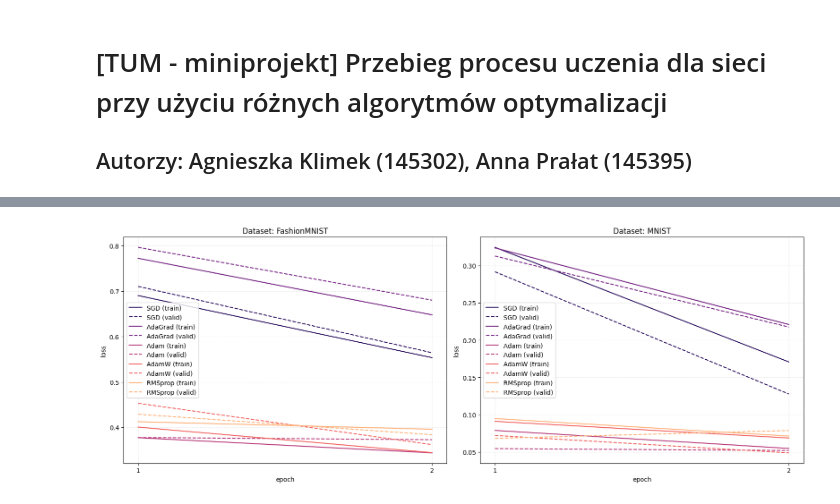
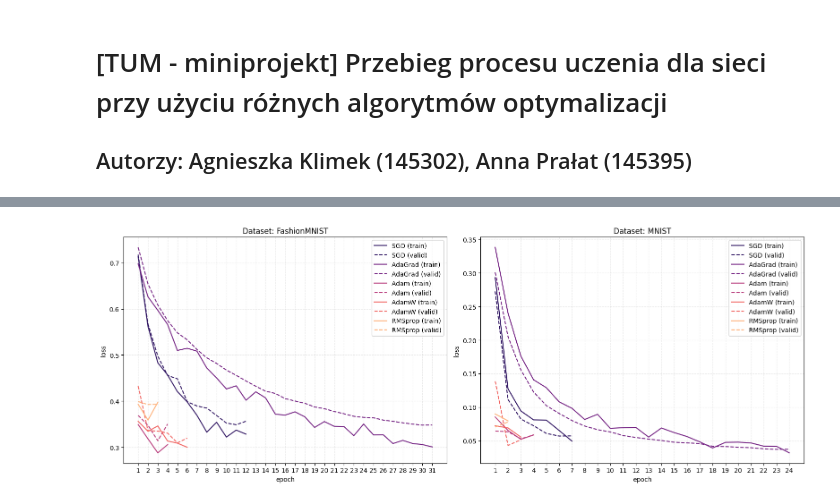
Before and after one commit to a-pralat/TUM-miniproject, a Jupyter notebook: main.ipynb, the cells around one changed output, grey strips where cells are left out. Saved outputs shown, nothing was run; the diff lists cells and outputs as text; code cells hidden in the pictures.

Commit message:
perf: :fire: update results

```diff
--- a/main.ipynb
+++ b/main.ipynb
@@ -40,7 +40,10 @@ datasets = {
     "MNIST": torchvision.datasets.MNIST,
 }
 # %%
-device = torch.device("mps" if torch.backends.mps.is_available() else "cpu")
+device = torch.device(
+    "mps" if torch.backends.mps.is_available() else ("cuda" if torch.cuda.is_available() else "cpu")
+)
+print(device)
 
 
 class CNNClassifier(nn.Module):
@@ -72,9 +77,9 @@ optimizers = {
 loss_fn = nn.CrossEntropyLoss()
 
 
-def train_epoch(model, train_loader, optimizer) -> float:
+def train_epoch(model, train_loader, optimizer, lr: float = 1e-3) -> float:
     model.train()
-    optimizer = optimizer(model.parameters(), lr=1e-3)
+    optimizer = optimizer(model.parameters(), lr=lr)
 
     running_loss = 0.0
     avg_loss = 0.0
@@ -110,7 +115,7 @@ def valid_epoch(model, valid_loader) -> float:
     avg_loss = running_loss / (i + 1)
     return avg_loss
 # %%
-NUMBER_OF_EPOCHS: int = 30
+NUMBER_OF_EPOCHS: int = 100
 # %%
 for dataset_name, dataset in datasets.items():
     print(f"DATASET: {dataset_name}")
@@ -179,32 +184,35 @@ EPOCH: 1 / 2
 # %%
 cols = len(datasets)
 fig, ax = plt.subplots(nrows=1, ncols=cols, figsize=(8 * cols, 6), tight_layout=True)
 colors = sns.color_palette("magma", len(optimizers))
 
 for dataset_idx, (dataset_name, dataset) in enumerate(datasets.items()):
+    max_epochs: int = 0
     for optimizer_idx, (optimizer_name, optimizer) in enumerate(optimizers.items()):
         results_df = pd.read_csv(f"{RESULT_PATH}/{dataset_name}_{optimizer_name}_results.csv")
         ax[dataset_idx].plot(
             results_df["epoch"] + 1,
             results_df["train_loss"],
             label=f"{optimizer_name} (train)",
             color=colors[optimizer_idx],
         )
         ax[dataset_idx].plot(
             results_df["epoch"] + 1,
             results_df["valid_loss"],
             label=f"{optimizer_name} (valid)",
             color=colors[optimizer_idx],
             linestyle="--",
         )
+        if len(results_df["epoch"]) > max_epochs:
+            max_epochs = len(results_df["epoch"])
 
     ax[dataset_idx].set_title(f"Dataset: {dataset_name}")
-    ax[dataset_idx].set_xticks(np.arange(1, NUMBER_OF_EPOCHS + 1, step=1))
+    ax[dataset_idx].set_xticks(np.arange(1, max_epochs + 1, step=1))
     ax[dataset_idx].set_xlabel("epoch")
     ax[dataset_idx].set_ylabel("loss")
     ax[dataset_idx].grid(linestyle="--", alpha=0.25)
     ax[dataset_idx].legend()
 
 fig.savefig(f"{RESULT_PATH}/plot_loss.png")
 # %% [output]
-[figure, old version]
+[figure, new version]
```
Also changed, not shown: parts of 2 cells of this notebook, 21 other files.
